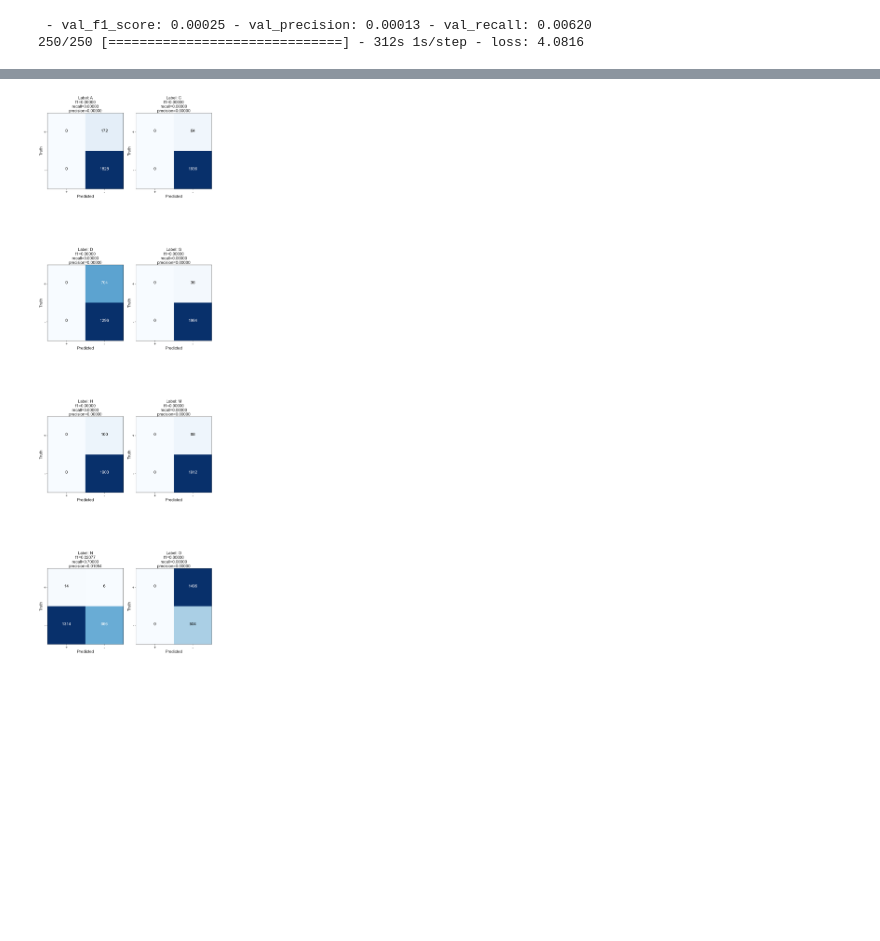
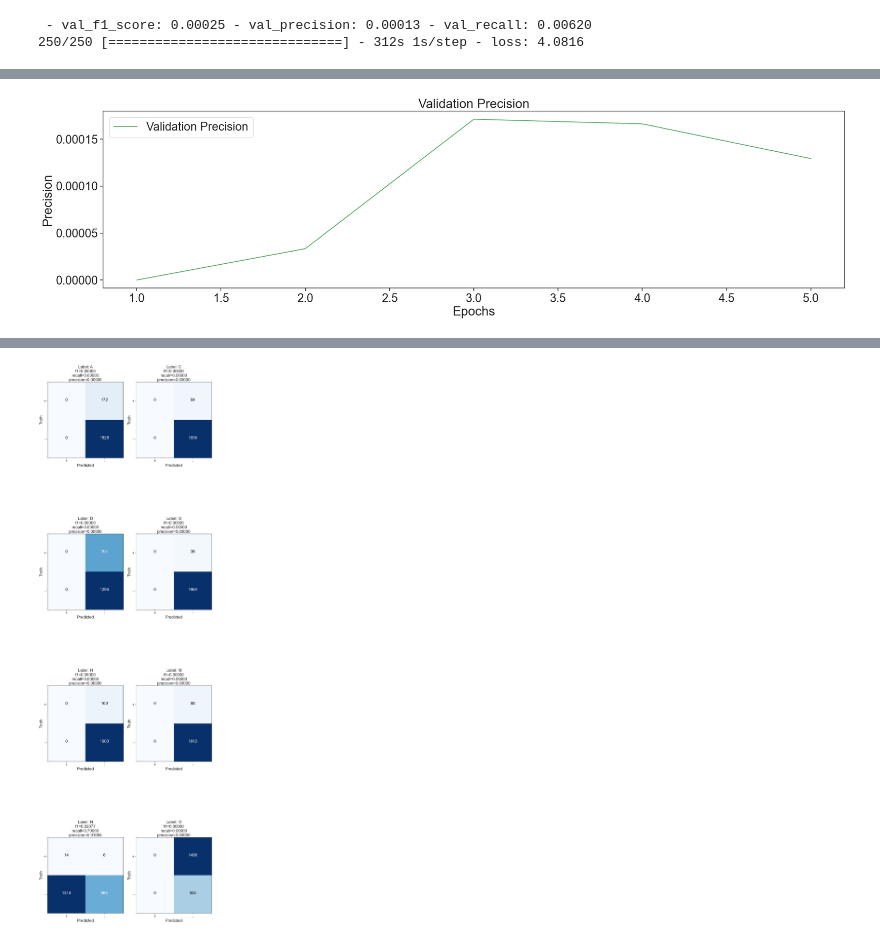
Before and after one commit to florencecornelissen/ODIR_challenge, a Jupyter notebook: model.ipynb, the cells around one changed output, grey strips where cells are left out. Saved outputs shown, nothing was run; the diff lists cells and outputs as text; code cells hidden in the pictures; blank space fills up the shorter version.

```diff
--- a/model.ipynb
+++ b/model.ipynb
@@ -255,0 +275,10 @@ from sklearn.metrics import multilabel_confusion_matrix
+# %%
+plt.plot(epochs, val_precisions, 'g', label='Validation Precision')
+plt.title('Validation Precision')
+plt.xlabel('Epochs')
+plt.ylabel('Precision')
+plt.legend()
+
+plt.show()
+# %% [output]
+[figure, added]
```
Also changed, not shown: parts of 4 cells of this notebook.
